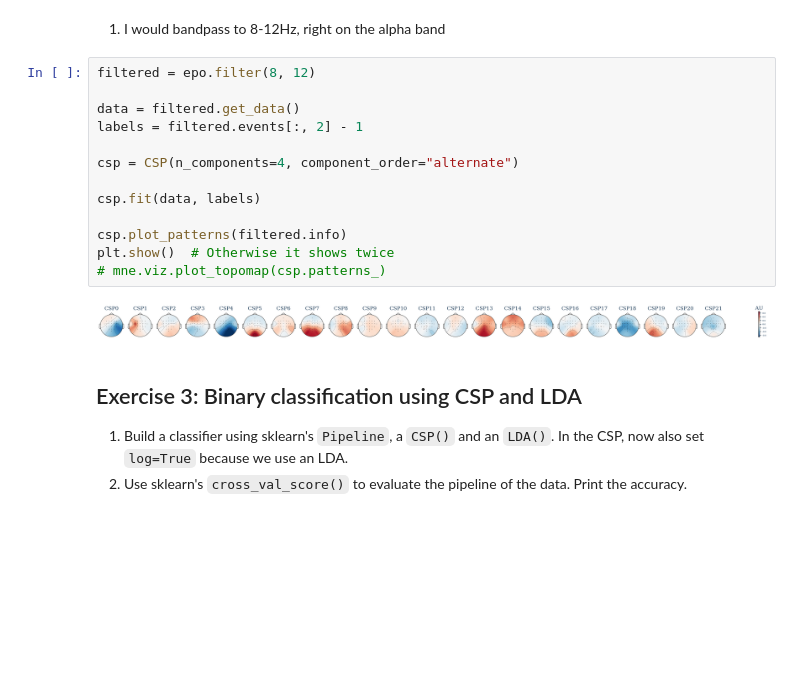
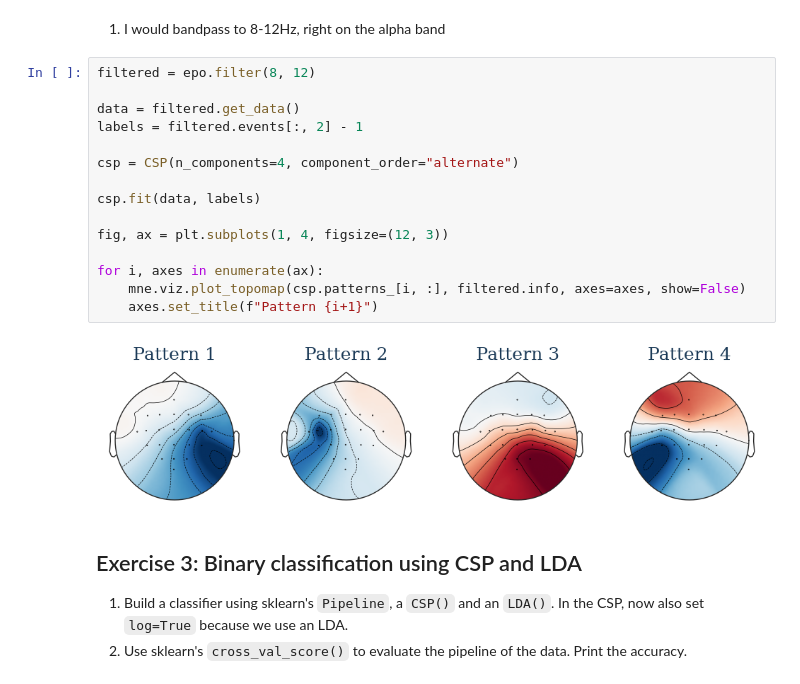
Before and after one commit to RobertvdLeeuw/nix-radboud, a Jupyter notebook: subjects/BCI/assignment_09_csp.ipynb, the cells around one changed output. Saved outputs shown, nothing was run; the diff lists cells and outputs as text; blank space fills up the shorter version.

```diff
--- a/subjects/BCI/assignment_09_csp.ipynb
+++ b/subjects/BCI/assignment_09_csp.ipynb
@@ -70,18 +94,20 @@ ax.legend()
 # %%
 filtered = epo.filter(8, 12)
 
 data = filtered.get_data()
 labels = filtered.events[:, 2] - 1
 
 csp = CSP(n_components=4, component_order="alternate")
 
 csp.fit(data, labels)
 
-csp.plot_patterns(filtered.info)
-plt.show()  # Otherwise it shows twice
-# mne.viz.plot_topomap(csp.patterns_)
+fig, ax = plt.subplots(1, 4, figsize=(12, 3))
+
+for i, axes in enumerate(ax):
+    mne.viz.plot_topomap(csp.patterns_[i, :], filtered.info, axes=axes, show=False)
+    axes.set_title(f"Pattern {i+1}")
 # %% [output]
-[figure, old version]
+[figure, new version]
 # %% [markdown]
 ## Exercise 3: Binary classification using CSP and LDA
 
```
Also changed, not shown: parts of 8 cells of this notebook, 15 other files.
